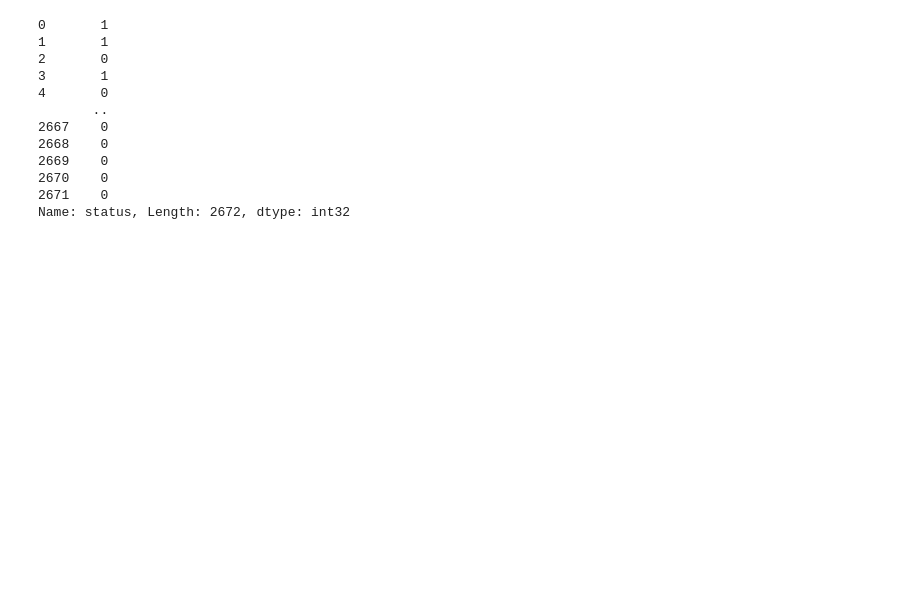
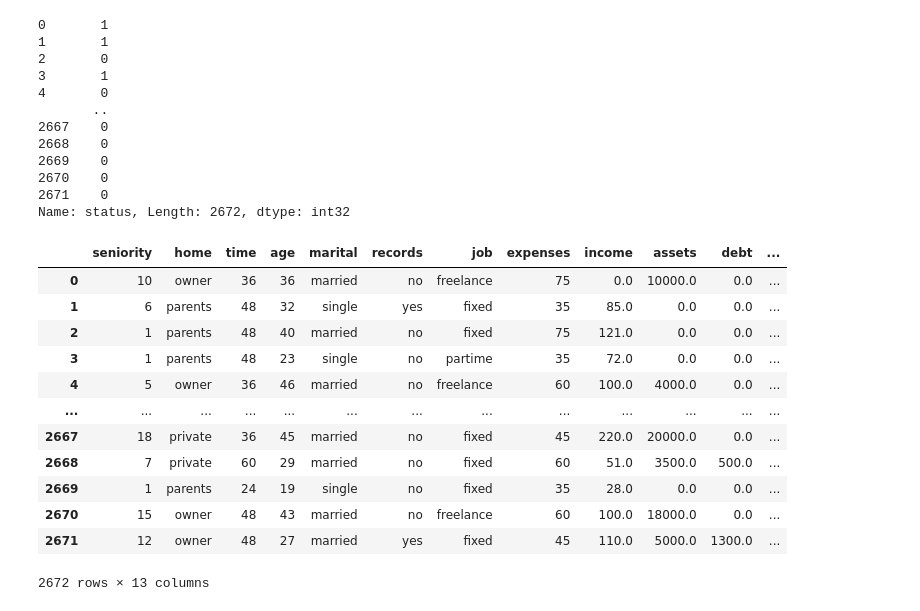
Before and after one commit to thomasjunobara/ml_zoomcamp, a Jupyter notebook: section_6/6.2_data_cleaning_and_preparation.ipynb, the cells around one changed output. Cells and saved outputs as stored; diff of their text form; code cells hidden in the pictures; blank space fills up the shorter version.

```diff
--- a/section_6/6.2_data_cleaning_and_preparation.ipynb
+++ b/section_6/6.2_data_cleaning_and_preparation.ipynb
@@ -246,0 +253,16 @@ y_train = (df_train.status == 'default').astype('int').values
+# %%
+df_train
+# %% [output]
+|  | seniority | home | time | age | marital | records | job | expenses | income | assets | debt | ... |
+| 0 | 10 | owner | 36 | 36 | married | no | freelance | 75 | 0.0 | 10000.0 | 0.0 | ... |
+| 1 | 6 | parents | 48 | 32 | single | yes | fixed | 35 | 85.0 | 0.0 | 0.0 | ... |
+| 2 | 1 | parents | 48 | 40 | married | no | fixed | 75 | 121.0 | 0.0 | 0.0 | ... |
+| 3 | 1 | parents | 48 | 23 | single | no | partime | 35 | 72.0 | 0.0 | 0.0 | ... |
+| 4 | 5 | owner | 36 | 46 | married | no | freelance | 60 | 100.0 | 4000.0 | 0.0 | ... |
+| ... | ... | ... | ... | ... | ... | ... | ... | ... | ... | ... | ... | ... |
+| 2667 | 18 | private | 36 | 45 | married | no | fixed | 45 | 220.0 | 20000.0 | 0.0 | ... |
+| 2668 | 7 | private | 60 | 29 | married | no | fixed | 60 | 51.0 | 3500.0 | 500.0 | ... |
+| 2669 | 1 | parents | 24 | 19 | single | no | fixed | 35 | 28.0 | 0.0 | 0.0 | ... |
+| 2670 | 15 | owner | 48 | 43 | married | no | freelance | 60 | 100.0 | 18000.0 | 0.0 | ... |
+| 2671 | 12 | owner | 48 | 27 | married | yes | fixed | 45 | 110.0 | 5000.0 | 1300.0 | ... |
+2672 rows × 13 columns
```
Also changed, not shown: parts of 2 cells of this notebook.
